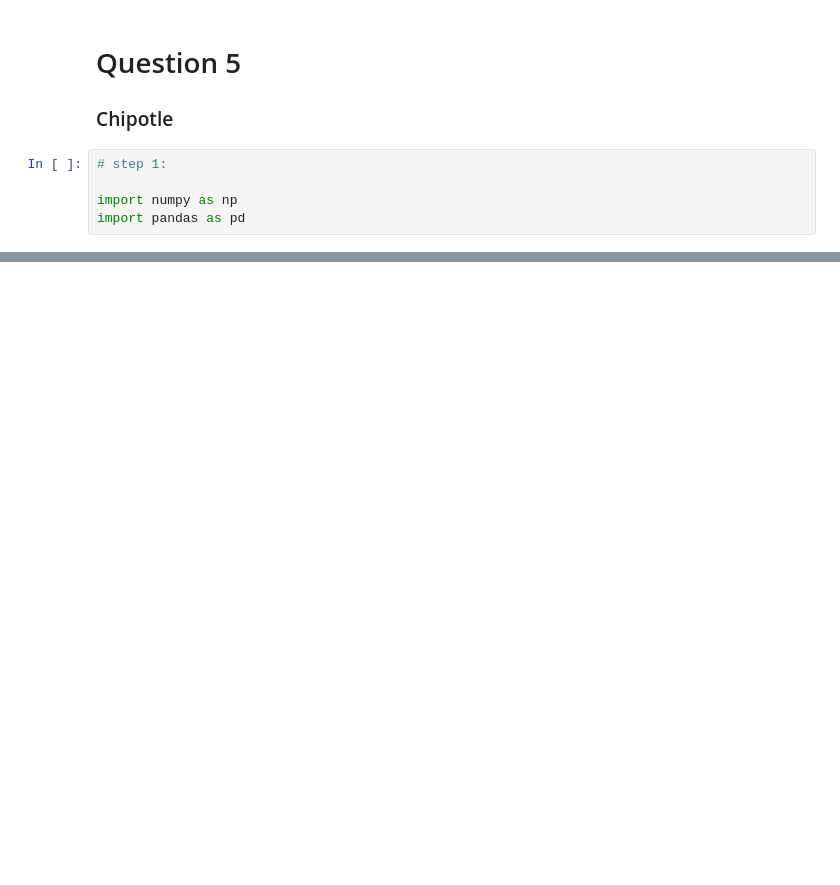
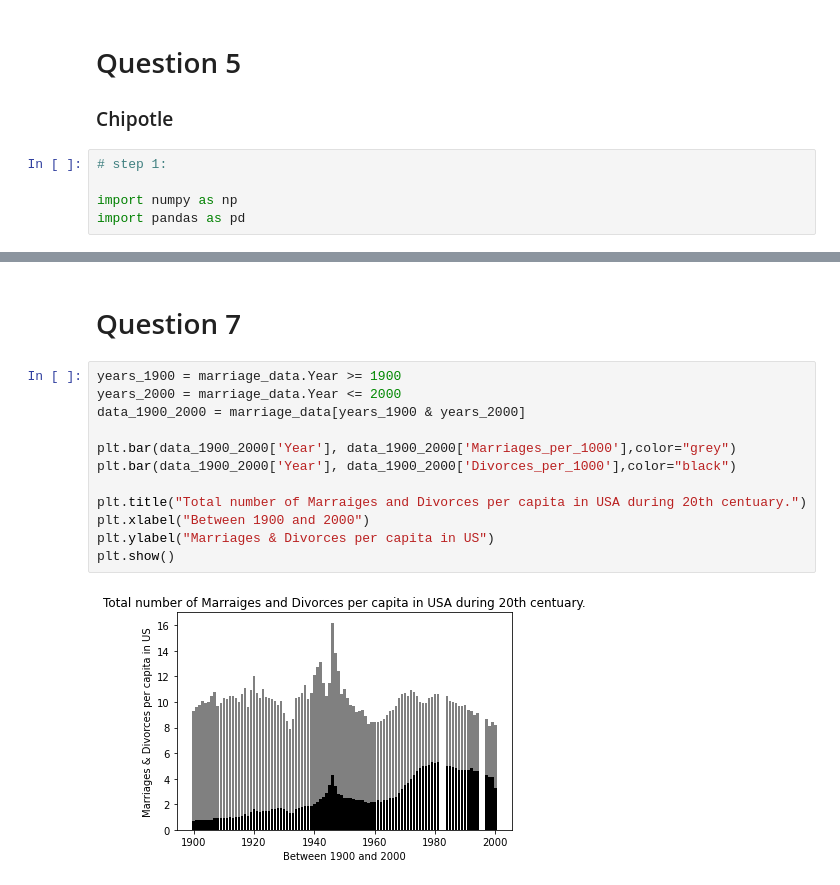
Before and after one commit to Yuvraj-Singh24/Yuvraj.Singh.BDAT1004PS3, a Jupyter notebook: Untitled.ipynb, the cells around one changed output, grey strips where cells are left out. Drawn from its saved outputs; the diff is of its cells as text; blank space fills up the shorter version.

```diff
--- a/Untitled.ipynb
+++ b/Untitled.ipynb
@@ -610,0 +859,16 @@ import pandas as pd
+# %% [markdown]
+# Question 7
+# %%
+years_1900 = marriage_data.Year >= 1900
+years_2000 = marriage_data.Year <= 2000
+data_1900_2000 = marriage_data[years_1900 & years_2000]
+
+plt.bar(data_1900_2000['Year'], data_1900_2000['Marriages_per_1000'],color="grey")
+plt.bar(data_1900_2000['Year'], data_1900_2000['Divorces_per_1000'],color="black")
+
+plt.title("Total number of Marraiges and Divorces per capita in USA during 20th centuary.")
+plt.xlabel("Between 1900 and 2000")
+plt.ylabel("Marriages & Divorces per capita in US")
+plt.show()
+# %% [output]
+[figure, added]
```
Also changed, not shown: parts of 40 cells of this notebook.
